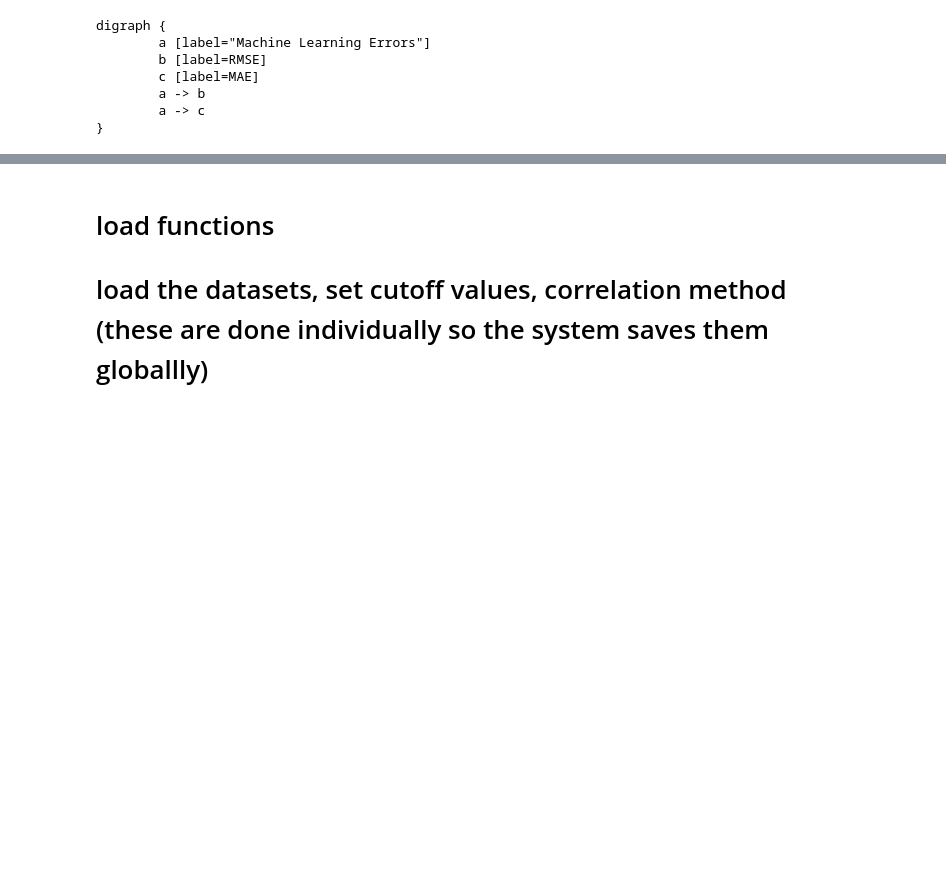
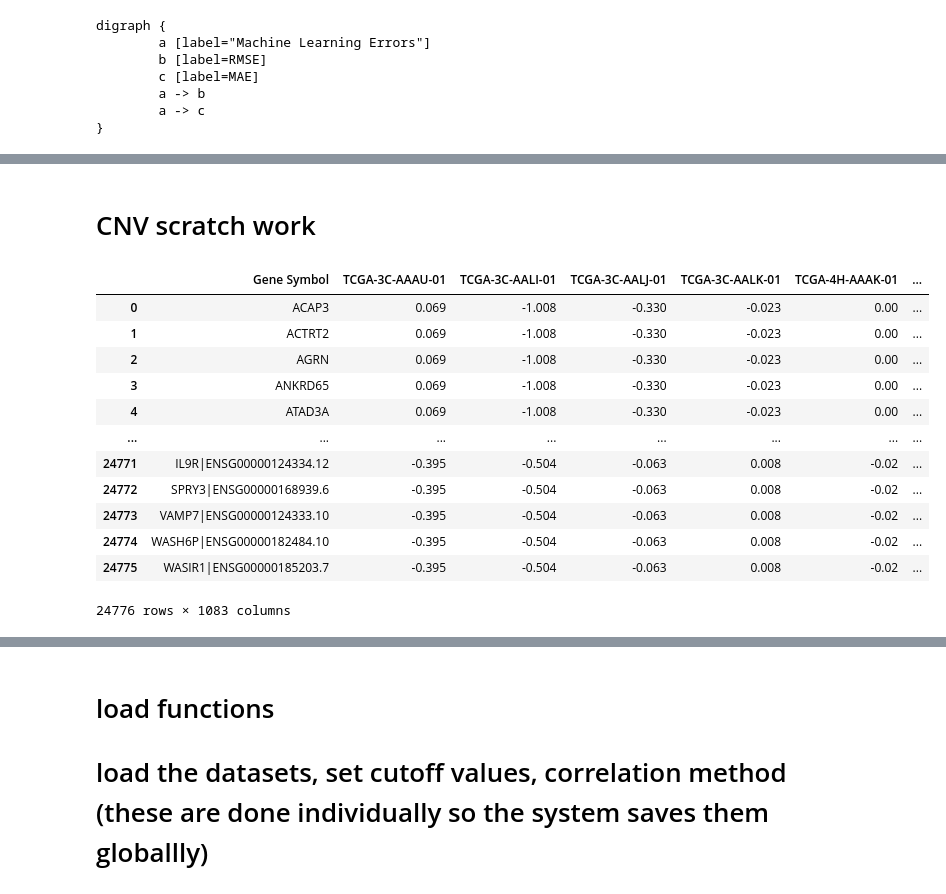
Before and after one commit to hshadman/integrin_expression_data_mining, a Jupyter notebook: jesse_code/gene_networking_analysis_BRCA_v2_(gtex_males_excluded).ipynb, the cells around one changed output, grey strips where cells are left out. Saved outputs shown, nothing was run; the diff lists cells and outputs as text; code cells hidden in the pictures; blank space fills up the shorter version.

```diff
--- a/jesse_code/gene_networking_analysis_BRCA_v2_(gtex_males_excluded).ipynb
+++ b/jesse_code/gene_networking_analysis_BRCA_v2_(gtex_males_excluded).ipynb
@@ -90,3 +90,5 @@ g.edge('A','B')
 g
 # %% [output]
 [drawing not drawn]
+# %% [markdown]
+# CNV scratch work
@@ -92,0 +97,20 @@ g
+# %%
+CNV = pd.read_csv('TCGA.BRCA.sampleMap_Gistic2_CopyNumber_Gistic2_all_data_by_genes.gz',sep='\t')
+
+CNV['gene_means'] = CNV.set_index('Gene Symbol').mean(axis=1).values
+CNV['gene_std'] = CNV.set_index('Gene Symbol').std(axis=1).values
+CNV
+# %% [output]
+|  | Gene Symbol | TCGA-3C-AAAU-01 | TCGA-3C-AALI-01 | TCGA-3C-AALJ-01 | TCGA-3C-AALK-01 | TCGA-4H-AAAK-01 | ... |
+| 0 | ACAP3 | 0.069 | -1.008 | -0.330 | -0.023 | 0.00 | ... |
+| 1 | ACTRT2 | 0.069 | -1.008 | -0.330 | -0.023 | 0.00 | ... |
+| 2 | AGRN | 0.069 | -1.008 | -0.330 | -0.023 | 0.00 | ... |
+| 3 | ANKRD65 | 0.069 | -1.008 | -0.330 | -0.023 | 0.00 | ... |
+| 4 | ATAD3A | 0.069 | -1.008 | -0.330 | -0.023 | 0.00 | ... |
+| ... | ... | ... | ... | ... | ... | ... | ... |
+| 24771 | IL9R|ENSG00000124334.12 | -0.395 | -0.504 | -0.063 | 0.008 | -0.02 | ... |
+| 24772 | SPRY3|ENSG00000168939.6 | -0.395 | -0.504 | -0.063 | 0.008 | -0.02 | ... |
+| 24773 | VAMP7|ENSG00000124333.10 | -0.395 | -0.504 | -0.063 | 0.008 | -0.02 | ... |
+| 24774 | WASH6P|ENSG00000182484.10 | -0.395 | -0.504 | -0.063 | 0.008 | -0.02 | ... |
+| 24775 | WASIR1|ENSG00000185203.7 | -0.395 | -0.504 | -0.063 | 0.008 | -0.02 | ... |
+24776 rows × 1083 columns
```
Also changed, not shown: parts of 132 cells of this notebook, 1 other file.
